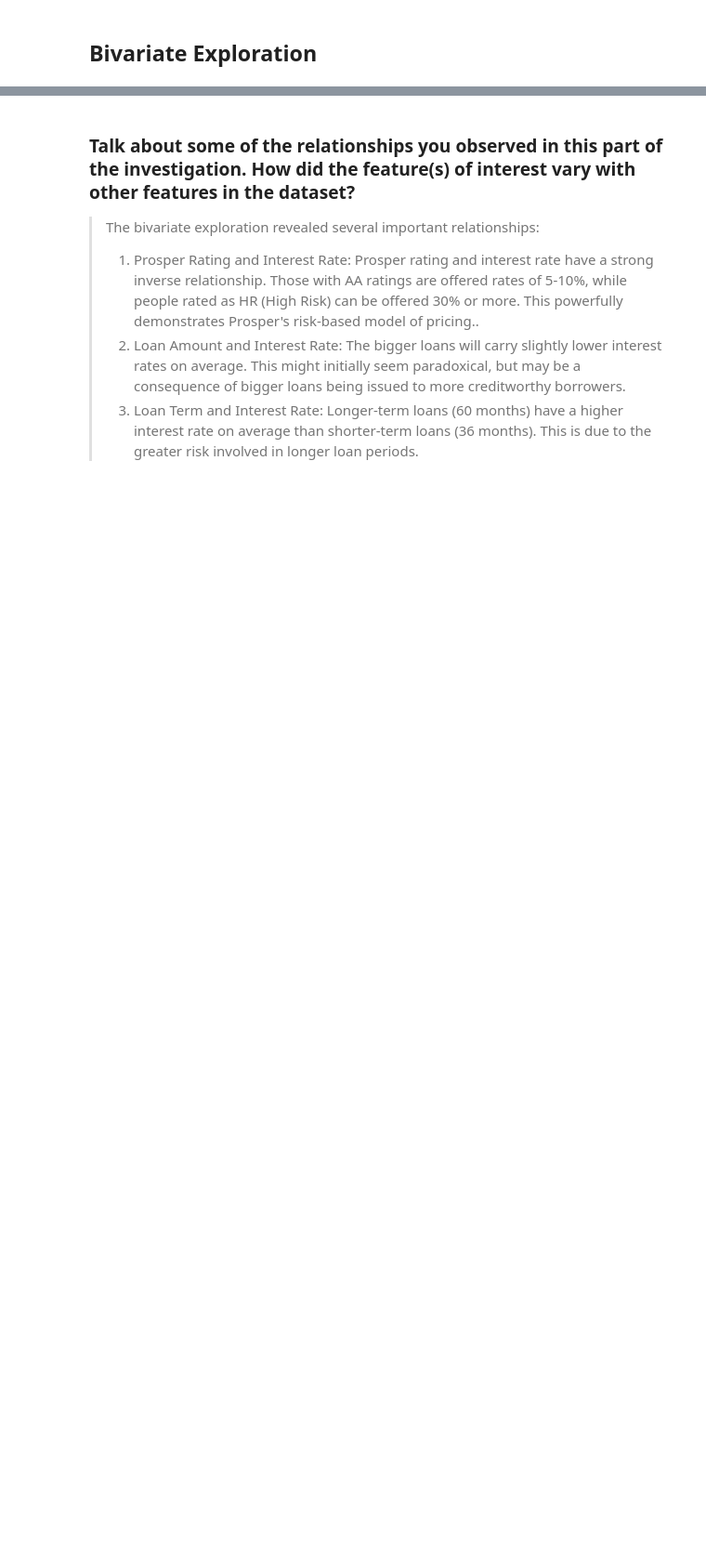
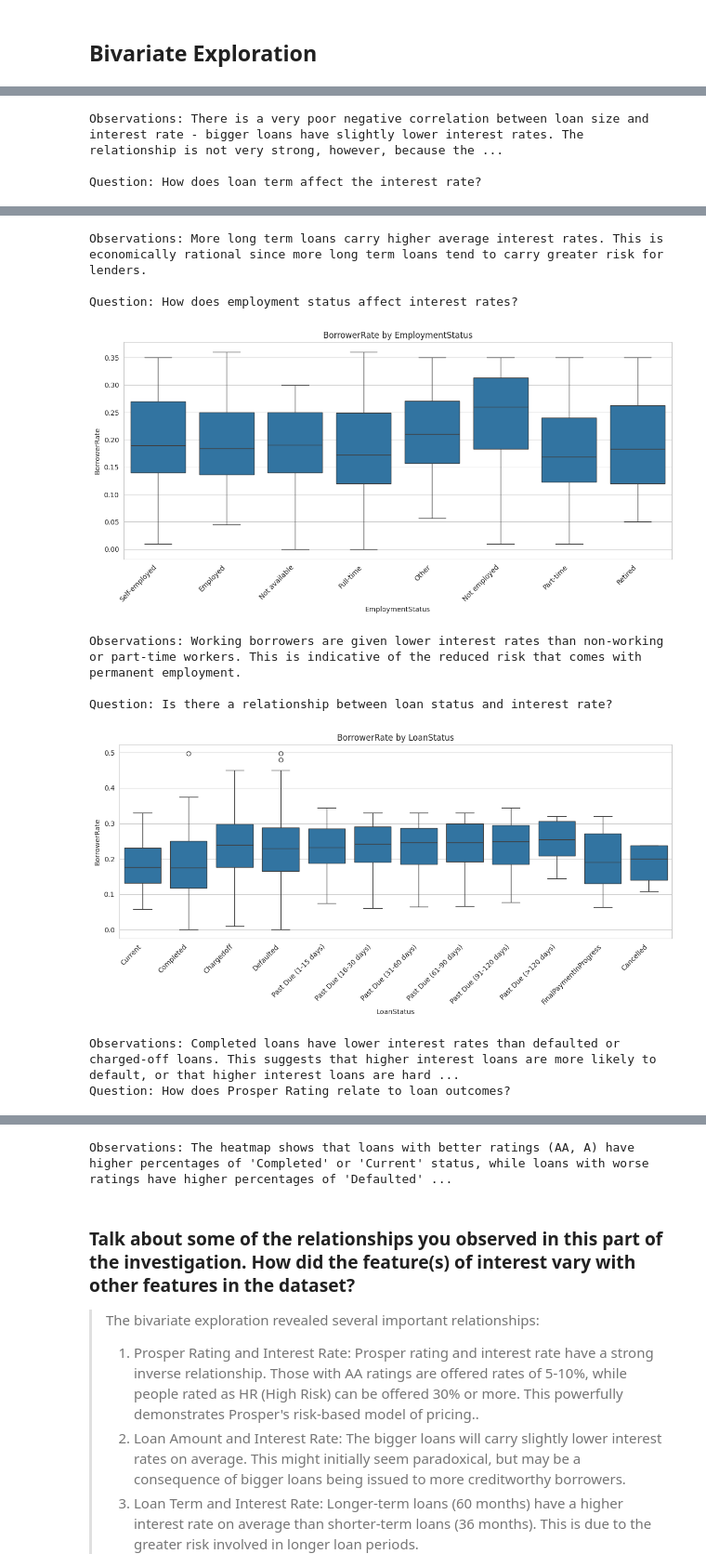
Before and after one commit to oYazan/CommunicateDataFinding, a Jupyter notebook: Part_I_exploration_template.ipynb, the cells around one changed output, grey strips where cells are left out. Shown at 93% size. Drawn from its saved outputs; the diff is of its cells as text; code cells hidden in the pictures; blank space fills up the shorter version.

```diff
--- a/Part_I_exploration_template.ipynb
+++ b/Part_I_exploration_template.ipynb
@@ -446,0 +351,35 @@ Question: How does Prosper Rating relate to loan outcomes?
+# %%
+# 1. Relationship between ProsperRating and BorrowerRate
+print("Question: How does the borrower's Prosper rating affect their interest rate?")
+plot_categorical_bivariate(df, 'ProsperRating (Alpha)', 'BorrowerRate', order=ProsperRating_order)
+print("Observations: There is a clear inverse relationship between Prosper rating and interest rate. Higher-rated borrowers (AA, A) are charged significantly lower interest rates compared to lower-rated borrowers (D, E, HR). This confirms that Prosper uses risk-based pricing.")
+
+# 2. Relationship between LoanOriginalAmount and BorrowerRate
+print("\nQuestion: Is there a relationship between loan amount and interest rate?")
+plot_numeric_bivariate(df, 'LoanOriginalAmount', 'BorrowerRate', sample=5000)
+print("Observations: There is a very poor negative correlation between loan size and interest rate - bigger loans have slightly lower interest rates. The relationship is not very strong, however, because there is quite a lot of variation at each loan size level.")
+
+# 3. Relationship between Term and BorrowerRate
+print("\nQuestion: How does loan term affect the interest rate?")
+plot_categorical_bivariate(df, 'Term', 'BorrowerRate')
+print("Observations: More long term loans carry higher average interest rates. This is economically rational since more long term loans tend to carry greater risk for lenders.")
+
+# 4. Relationship between EmploymentStatus and BorrowerRate
+print("\nQuestion: How does employment status affect interest rates?")
+plot_categorical_bivariate(df, 'EmploymentStatus', 'BorrowerRate')
+print("Observations: Working borrowers are given lower interest rates than non-working or part-time workers. This is indicative of the reduced risk that comes with permanent employment.")
+
+# 5. Relationship between LoanStatus and BorrowerRate using a boxplot
+print("\nQuestion: Is there a relationship between loan status and interest rate?")
+plot_categorical_bivariate(df, 'LoanStatus', 'BorrowerRate', order=LoanStatus_order)
+print("Observations: Completed loans have lower interest rates than defaulted or charged-off loans. This suggests that higher interest loans are more likely to default, or that higher interest loans are harder for borrowers to pay off successfully.")
+
+# 6. Relationship between ProsperRating and LoanStatus using heatmap
+print("Question: How does Prosper Rating relate to loan outcomes?")
+# For the heatmap between ProsperRating and LoanStatus
+key_statuses = [status for status in LoanStatus_order if status in df['LoanStatus'].unique()]
+heatmap_data = df[df['LoanStatus'].isin(key_statuses)].dropna(subset=['ProsperRating (Alpha)'])
+plot_heatmap(heatmap_data, 'ProsperRating (Alpha)', 'LoanStatus',
+             order1=ProsperRating_order, order2=key_statuses)
+print("Observations: The heatmap shows that loans with better ratings (AA, A) have higher percentages of 'Completed' or 'Current' status, while loans with worse ratings have higher percentages of 'Defaulted' or 'Charged Off' status. This validates Prosper's rating system as a loan performance predictor.")
+# %% [output]
@@ -446,0 +392,3 @@ Question: How does Prosper Rating relate to loan outcomes?
+Observations: There is a very poor negative correlation between loan size and interest rate - bigger loans have slightly lower interest rates. The relationship is not very strong, however, because the ...
+
+Question: How does loan term affect the interest rate?
@@ -446,0 +396,10 @@ Question: How does Prosper Rating relate to loan outcomes?
+Observations: More long term loans carry higher average interest rates. This is economically rational since more long term loans tend to carry greater risk for lenders.
+
+Question: How does employment status affect interest rates?
+[figure, added]
+Observations: Working borrowers are given lower interest rates than non-working or part-time workers. This is indicative of the reduced risk that comes with permanent employment.
+
+Question: Is there a relationship between loan status and interest rate?
+[figure, added]
+Observations: Completed loans have lower interest rates than defaulted or charged-off loans. This suggests that higher interest loans are more likely to default, or that higher interest loans are hard ...
+Question: How does Prosper Rating relate to loan outcomes?
@@ -447,3 +407,4 @@ Question: How does Prosper Rating relate to loan outcomes?
+Observations: The heatmap shows that loans with better ratings (AA, A) have higher percentages of 'Completed' or 'Current' status, while loans with worse ratings have higher percentages of 'Defaulted' ...
 # %% [markdown]
 ### Talk about some of the relationships you observed in this part of the investigation. How did the feature(s) of interest vary with other features in the dataset?
 
```
Also changed, not shown: parts of 8 cells of this notebook, 1 other file.
